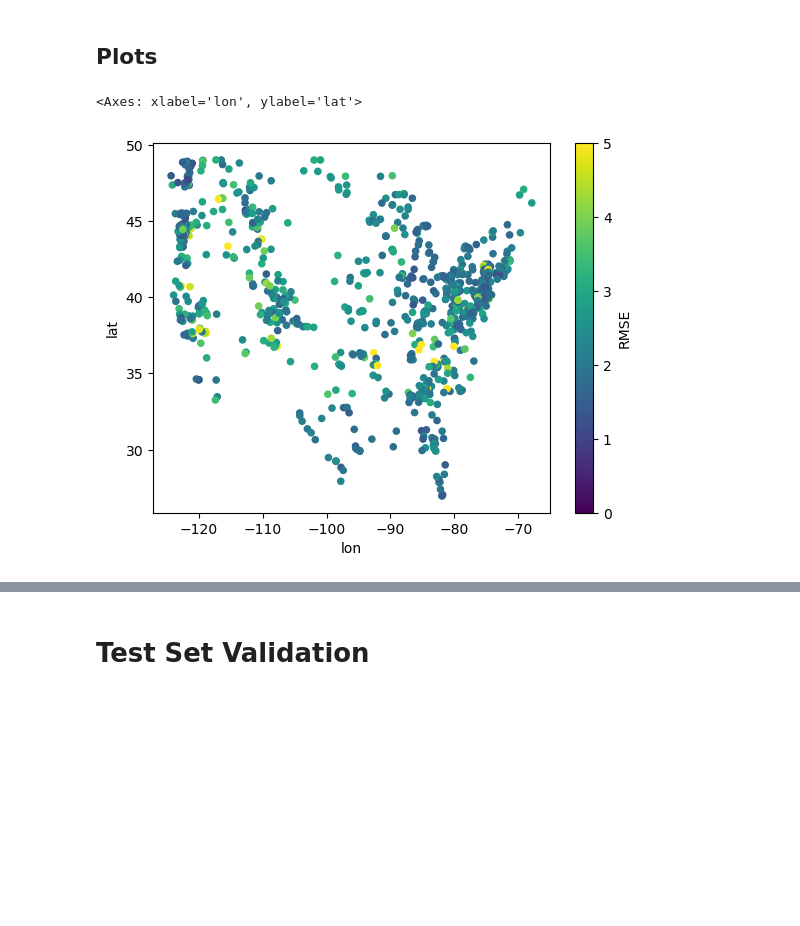
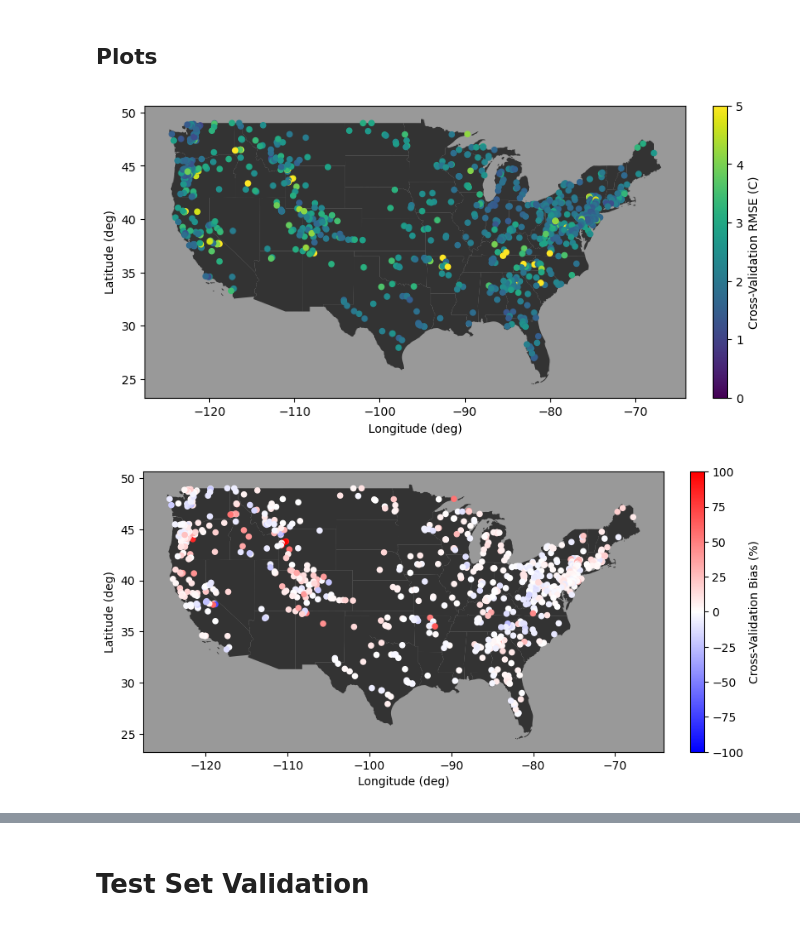
Before and after one commit to mines-ciroh/TempEst-NEWT, a Jupyter notebook: validations.ipynb, the cells around one changed output, grey strips where cells are left out. Saved outputs shown, nothing was run; the diff lists cells and outputs as text; code cells hidden in the pictures; blank space fills up the shorter version.

```diff
--- a/validations.ipynb
+++ b/validations.ipynb
@@ -253,16 +269,12 @@ def make_modbuilder(use_clim, lookback):
     return next_modbuilder
 # %%
 clim=True
-# lookbacks=[1, 2, 3, 4, 5, 7, 10]
-lookbacks = [10]
+lookback = 10
 timing = bp + "results/kfold_times.txt"
+out = bp + "results/kfold.csv"
+rerun=False
 with warnings.catch_warnings(action="ignore"):
-    # kfr = NEWT.analysis.kfold(dev_data, make_modbuilder(clim, lookback), output=bp + f"results/kfold_coefficients{'_withclim_lookback' + str(lookback) if clim else ''}.csv", redo=False)
-    # kfr = NEWT.analysis.kfold(dev_data, make_modbuilder(clim, lookback), output=bp + "results/kfold_nothreshold.csv")
-    for lookback in lookbacks:
-        start = time.time()
-        kfr = NEWT.analysis.kfold(dev_data, make_modbuilder(clim, lookback), output=bp + f"results/kfold{'_withclim_lookback' + str(lookback) if clim else ''}.csv", redo=False)
-        out = f"\nLookback: {lookback} : {(time.time() - start) / 3600: .2f} hours for {len(dev_data["id"].unique())} sites with {len(dev_data)} observations"
-        print(out)
-        with open(timing, "a") as f:
-            f.write(out)
+    start = time.time()
+    kfr = NEWT.analysis.kfold(dev_data, make_modbuilder(clim, lookback), output=out, redo=rerun)
+    if rerun:
+        print(f"\nLookback: {lookback} : {(time.time() - start) / 3600: .2f} hours for {len(dev_data["id"].unique())} sites with {len(dev_data)} observations")
@@ -271,5 +281,4 @@ Lookback: 10 :  0.00 hours for 930 sites with 2991926 observations
 # %%
-persum = lambda x: pd.DataFrame(x.assign(date = lambda y: pd.to_datetime(y["date"])).groupby("id").apply(NEWT.analysis.perf_summary, include_groups=False).median()).T
-files = [f for f in os.listdir(bp + "results/") if f.startswith("kfold") and f.endswith(".csv")]
 with warnings.catch_warnings(action="ignore"):
-    results = pd.concat([persum(pd.read_csv(bp + "results/" + f)).assign(name=f[len("kfold_"):-len(".csv")]) for f in files]).set_index("name")
+    perf = kfr.groupby(["id", "lat", "lon"]).apply(NEWT.analysis.perf_summary, include_groups=False).reset_index()
+perf.describe()
@@ -298,5 +297,27 @@ psum = kfr.assign(date = lambda y: pd.to_datetime(y["date"])).groupby(["id", "la
+# %%
+states = gpd.read_file("usa_states/cb_2018_us_state_20m.shp")
+states = states[-states["STUSPS"].isin(["AK", "HI", "PR"])]
 # %%
-psum.plot.scatter(x="lon", y="lat", c="RMSE", clim=(0,5))
+fig = plt.figure(figsize=(8, 4), layout="compressed")
+ax = plt.axes(facecolor="#999")
+states.plot(ax=ax, color="#333")
+perf.plot.scatter(x="lon", y="lat", c="RMSE", ax=ax, colormap="viridis", vmin=0, vmax=5)
+cb = ax.collections[1].colorbar
+cb.set_label("Cross-Validation RMSE (C)")
+ax.set_xlabel("Longitude (deg)")
+ax.set_ylabel("Latitude (deg)")
+plt.savefig("val_figures/conus_rmse.png", dpi=1000)
 # %% [output]
-<Axes: xlabel='lon', ylabel='lat'>
-[figure, old version]
+[figure, new version]
+# %%
+fig = plt.figure(figsize=(8, 4), layout="compressed")
+ax = plt.axes(facecolor="#999")
+states.plot(ax=ax, color="#333")
+perf.plot.scatter(x="lon", y="lat", c="Pbias", ax=ax, colormap="bwr", vmin=-100, vmax=100)
+cb = ax.collections[1].colorbar
+cb.set_label("Cross-Validation Bias (%)")
+ax.set_xlabel("Longitude (deg)")
+ax.set_ylabel("Latitude (deg)")
+plt.savefig("val_figures/conus_bias.png", dpi=1000)
+# %% [output]
+[figure, added]
```
Also changed, not shown: parts of 56 cells of this notebook, 1 other file.
